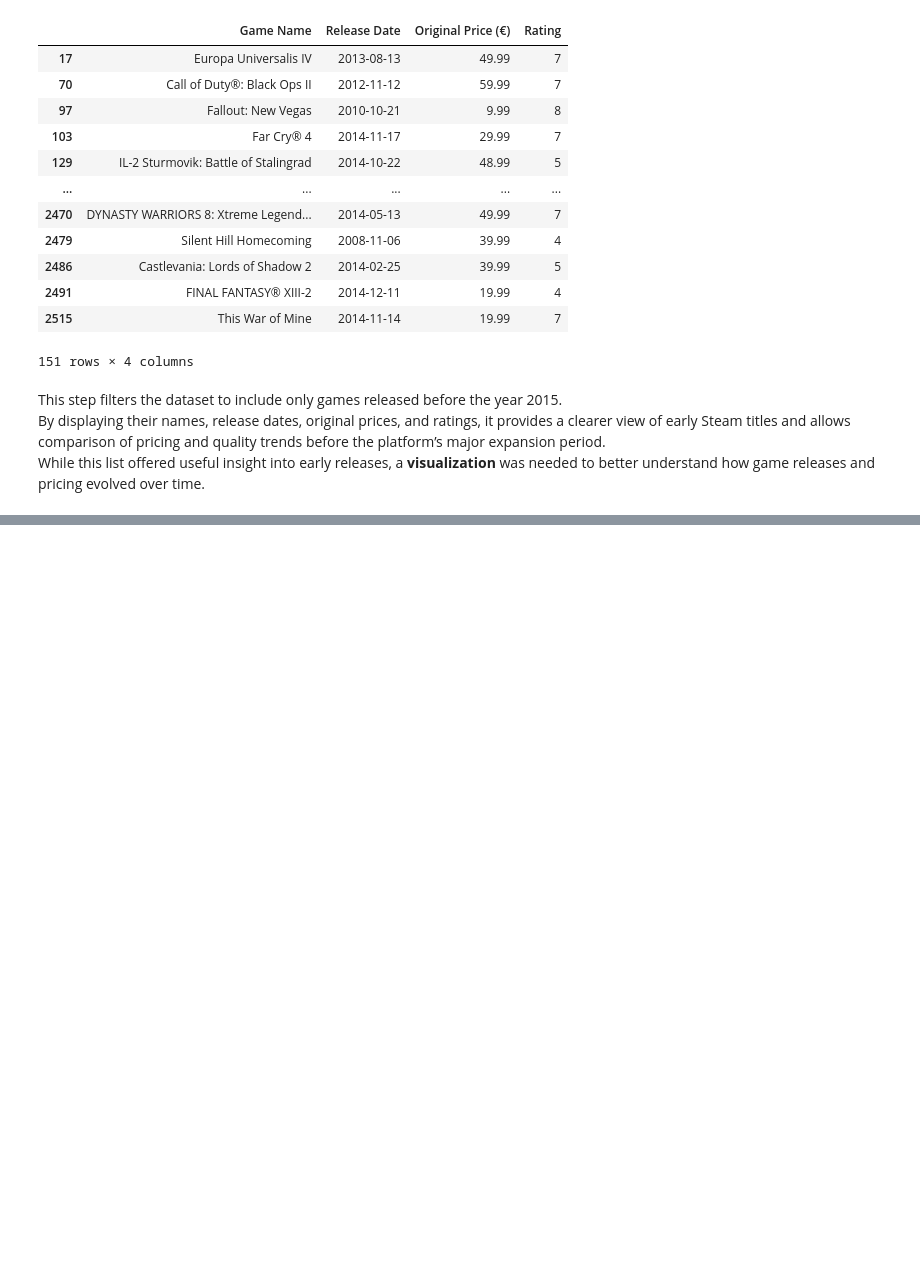
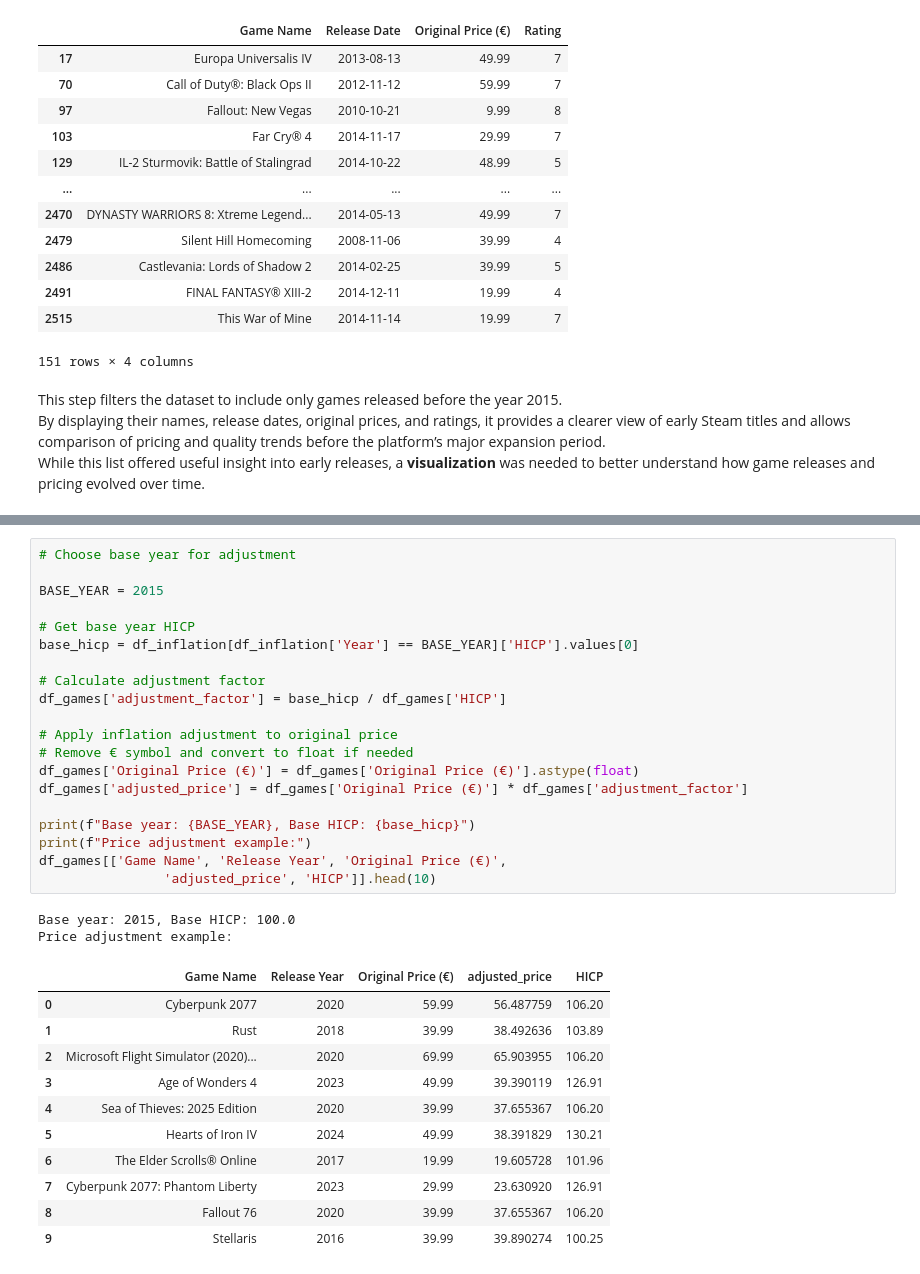
Before and after one commit to jbenigeri/Video-Game-Price-Analysis, a Jupyter notebook: src/explore_steam_data.ipynb, the cells around one changed output, grey strips where cells are left out. Cells and saved outputs as stored; diff of their text form; blank space fills up the shorter version.

```diff
--- a/src/explore_steam_data.ipynb
+++ b/src/explore_steam_data.ipynb
@@ -353,0 +397,34 @@ While this list offered useful insight into early releases, a **visualization**
+# %%
+# Choose base year for adjustment
+
+BASE_YEAR = 2015
+
+# Get base year HICP
+base_hicp = df_inflation[df_inflation['Year'] == BASE_YEAR]['HICP'].values[0]
+
+# Calculate adjustment factor
+df_games['adjustment_factor'] = base_hicp / df_games['HICP']
+
+# Apply inflation adjustment to original price
+# Remove € symbol and convert to float if needed
+df_games['Original Price (€)'] = df_games['Original Price (€)'].astype(float)
+df_games['adjusted_price'] = df_games['Original Price (€)'] * df_games['adjustment_factor']
+
+print(f"Base year: {BASE_YEAR}, Base HICP: {base_hicp}")
+print(f"Price adjustment example:")
+df_games[['Game Name', 'Release Year', 'Original Price (€)',
+                'adjusted_price', 'HICP']].head(10)
+# %% [output]
+Base year: 2015, Base HICP: 100.0
+Price adjustment example:
+|  | Game Name | Release Year | Original Price (€) | adjusted_price | HICP |
+| 0 | Cyberpunk 2077 | 2020 | 59.99 | 56.487759 | 106.20 |
+| 1 | Rust | 2018 | 39.99 | 38.492636 | 103.89 |
+| 2 | Microsoft Flight Simulator (2020)... | 2020 | 69.99 | 65.903955 | 106.20 |
+| 3 | Age of Wonders 4 | 2023 | 49.99 | 39.390119 | 126.91 |
+| 4 | Sea of Thieves: 2025 Edition | 2020 | 39.99 | 37.655367 | 106.20 |
+| 5 | Hearts of Iron IV | 2024 | 49.99 | 38.391829 | 130.21 |
+| 6 | The Elder Scrolls® Online | 2017 | 19.99 | 19.605728 | 101.96 |
+| 7 | Cyberpunk 2077: Phantom Liberty | 2023 | 29.99 | 23.630920 | 126.91 |
+| 8 | Fallout 76 | 2020 | 39.99 | 37.655367 | 106.20 |
+| 9 | Stellaris | 2016 | 39.99 | 39.890274 | 100.25 |
```
Also changed, not shown: parts of 2 cells of this notebook.
